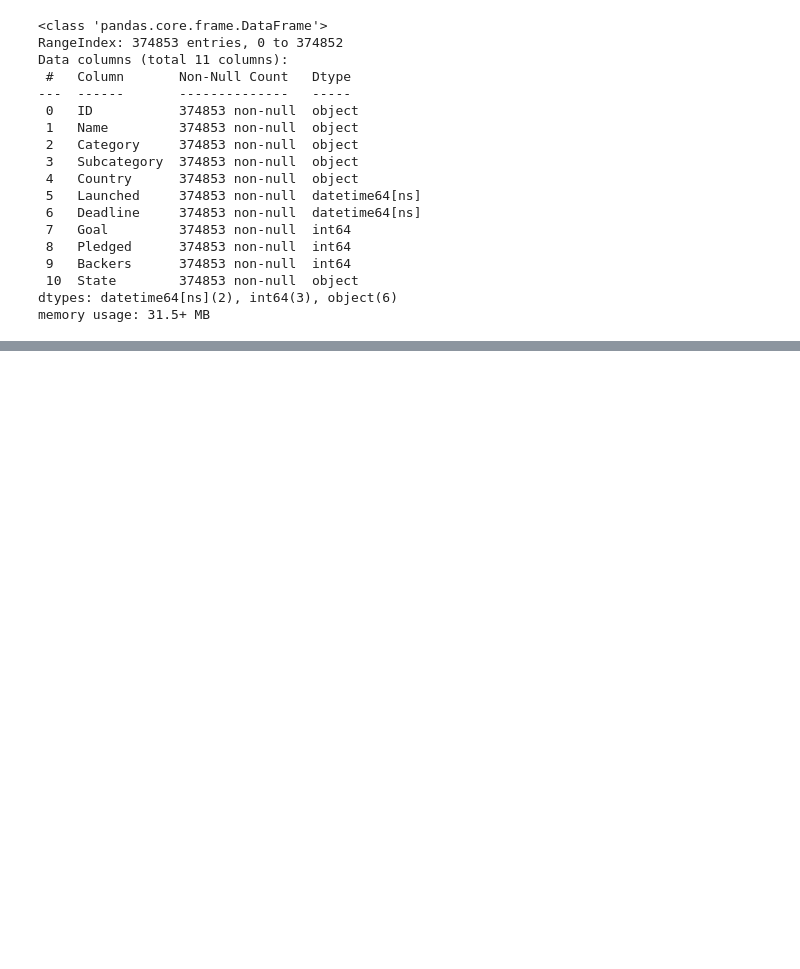
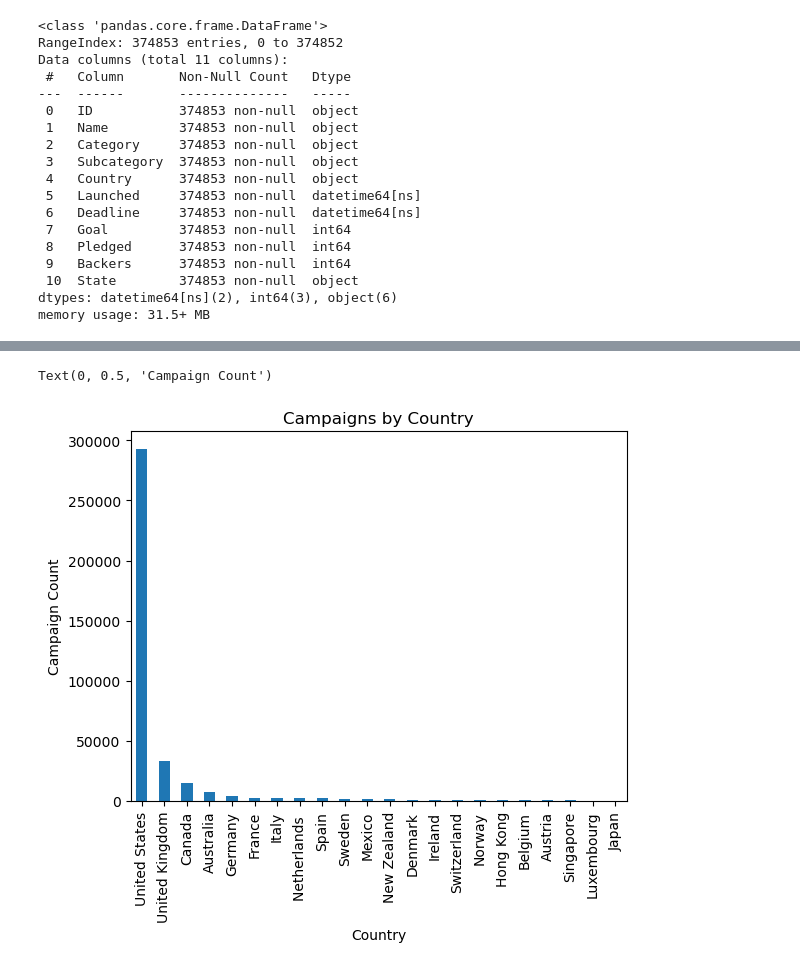
Before and after one commit to SBangarh/Kickstarter_analysis, a Jupyter notebook: eda.ipynb, the cells around one changed output, grey strips where cells are left out. Saved outputs shown, nothing was run; the diff lists cells and outputs as text; code cells hidden in the pictures; blank space fills up the shorter version.

```diff
--- a/eda.ipynb
+++ b/eda.ipynb
@@ -100,6 +222,11 @@ Data Cleaning: As there are no duplicates or nulls, we will focus on changing da
 data_copy['ID'] = data_copy['ID'].astype(str)
 # %%
 #change dates from strings and keep only year, month, day
+
+data_copy['Launched'] = pd.to_datetime(data_copy['Launched']).dt.date
+
+#change to datetime again
 data_copy['Launched'] = pd.to_datetime(data_copy['Launched'])
+
 data_copy['Deadline'] = pd.to_datetime(data_copy['Deadline'])
 # %%
@@ -138,0 +262,4 @@ Data exploration/summarization
+# %%
+#remove some columns now - ID, Name because irrelevent
+
+data_copy = data_copy.drop(['ID', 'Name'], axis=1)
@@ -138,0 +285,11 @@ Data exploration/summarization
+# %%
+#count of campaigns by country
+
+country_counts = data_copy['Country'].value_counts()
+country_graph = country_counts.plot.bar()
+country_graph.set_title('Campaigns by Country')
+country_graph.set_xlabel('Country')
+country_graph.set_ylabel('Campaign Count')
+# %% [output]
+Text(0, 0.5, 'Campaign Count')
+[figure, added]
```
Also changed, not shown: parts of 26 cells of this notebook, 1 other file.
